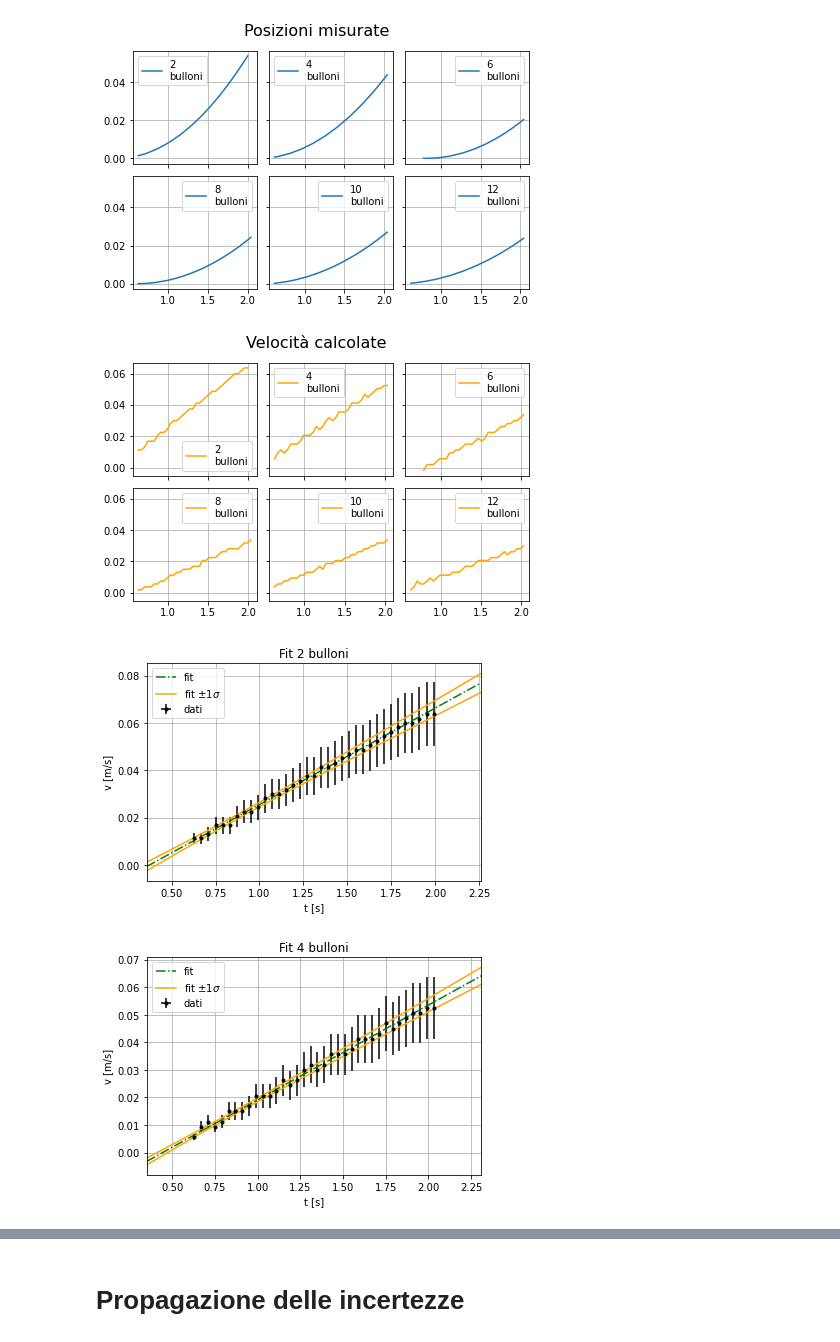
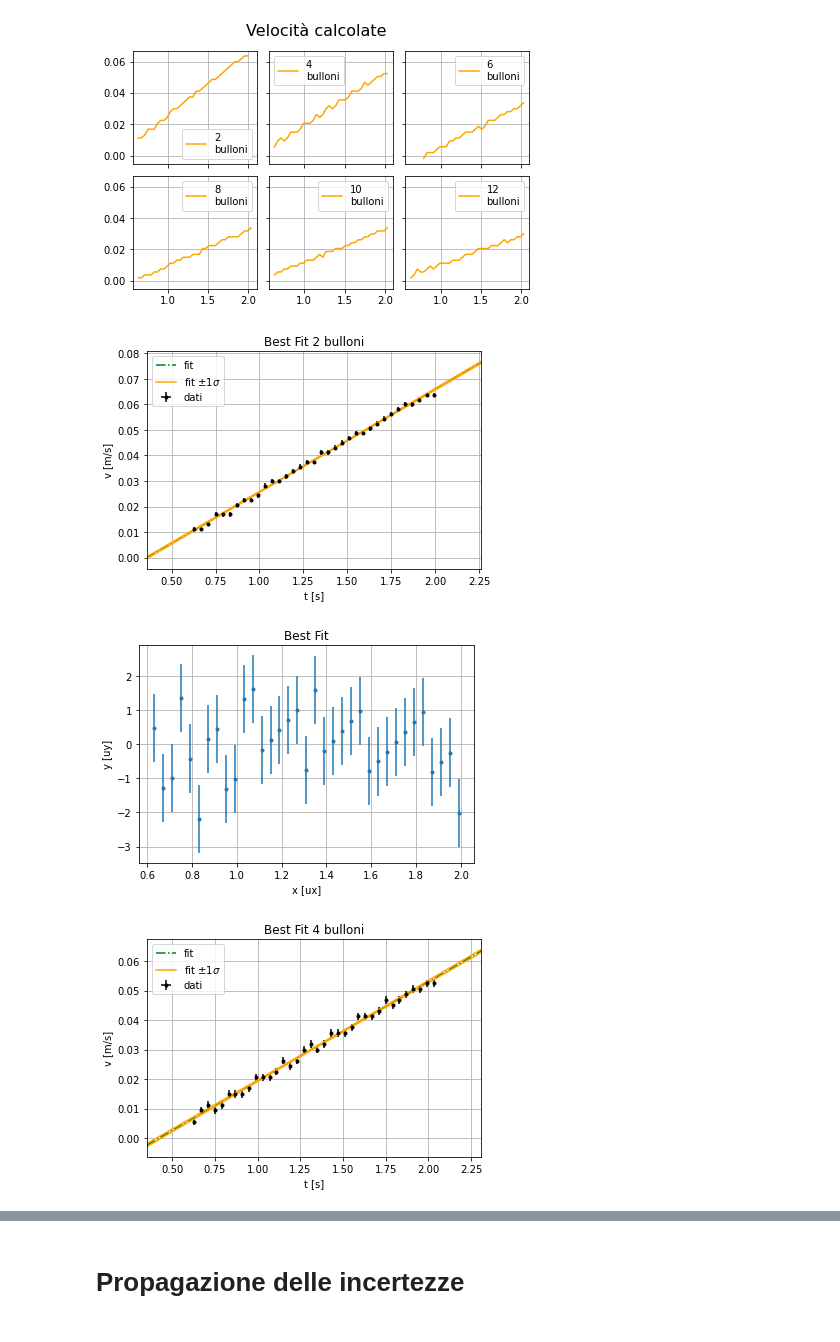
Before and after one commit to unTipicoCapodoglio/prova5, a Jupyter notebook: analisi5b.ipynb, the cells around one changed output, grey strips where cells are left out. Drawn from its saved outputs; the diff is of its cells as text; code cells hidden in the pictures.

```diff
--- a/analisi5b.ipynb
+++ b/analisi5b.ipynb
@@ -9,12 +9,13 @@ from lib5 import quad, getV
 # %%
 #setup grafici
-fig1,ax1 = plt.subplots(2,3,constrained_layout=True,sharex=True, sharey=True)
+#fig1,ax1 = plt.subplots(2,3,constrained_layout=True,sharex=True, sharey=True)
+fig1 = plt.figure(1)
 fig2,ax2 = plt.subplots(2,3,constrained_layout=True,sharex=True, sharey=True)
 line = 0
 
 #setup analisi
-limits = np.array([[30,30,38,30,30,30],
-                   [100,102,102,102,102,102]])
+limits = np.array([[30,30,38,30,30,30], #minimi
+                   [100,102,102,102,102,102]]) #massimi
 a = np.arange(6.0)
 sigma_a = np.arange(6.0)
 sigma_x = 0.3*(10**-7)
@@ -29,32 +30,49 @@ for i in range(6):
     x = x[limits[0][i]:limits[1][i]]
     t = t[limits[0][i]:limits[1][i]]
 
-    v = np.arange(x.size/2)
-    sigma_v = np.arange(x.size/2)
-    tau = np.arange(x.size/2)
-    sigma_tau = np.arange(x.size/2)
+    n = x.size/2 # numero di punti sperimentali per il fit, n è float
+    v = np.arange(n)
+    sigma_v = np.arange(n)
+    tau = np.arange(n)
+    sigma_tau = np.arange(n)
 
-    for j in range(int(x.size/2)):
-        #v[j] = (x[2*j+1]-x[2*j])/(t[2*j+1]-t[2*j])
+    for j in range(int(n)):
         v[j], sigma_v[j] = getV(x[2*j+1],x[2*j],t[2*j+1],t[2*j], sigma_x, sigma_x, sigma_t, sigma_t)
         tau[j] = (t[2*j+1]+t[2*j])/2
         sigma_tau[j] = quad(sigma_t, sigma_t)*0.5
 
-    m0 = (v[v.size-1]-v[0])/(tau[tau.size-1]-tau[0])
-    plt.figure()
-    a[i], sigma_a[i], c, sigma_c, cov, rho = lf.lin_fit(tau,v, sigma_v, sigma_tau, m0,
-                                                        plot=True, verbose = False,
-                                                        title='Fit '+str((i+1)*2)+' bulloni',
-                                                        xlabel = 't [s]', ylabel='v [m/s]')
+    m0 = (v[int(n-1)]-v[0])/(tau[int(n-1)]-tau[0])
 
 
+    a[i], sigma_a[i], c, sigma_c, cov, rho = lf.lin_fit(tau,v, sigma_v, sigma_tau, m0, plot=False, verbose=False, title='Fit '+str((i+1)*2)+' bulloni', xlabel='t [s]', ylabel='v [m/s]')
+
+    chi2=0
+    chi2 = np.sum(((v-(a[i]*tau+c))/sigma_v)**2)
+    print('*chi2 incertezza a priori', chi2.round(2),n-2, sep = '\t')
+
+    #plt.figure()
+    #lf.residui(tau,v,a[i],c, sigma_v, normalize=True)
+
+    sigma_v_new_scalar = np.sqrt(np.sum((v-(a[i]*tau+c))**2)/(n-2))
+    sigma_v_new = np.full(int(n), sigma_v_new_scalar)
+
+    plt.figure()
+    a[i], sigma_a[i], c, sigma_c, cov, rho = lf.lin_fit(tau,v, sigma_v_new, plot=True, verbose = False, title='Best Fit '+str((i+1)*2)+' bulloni', xlabel = 't [s]', ylabel='v [m/s]')
+
+    plt.figure()
+    lf.residui(tau,v,a[i],c, sigma_v_new, normalize=True, title = 'Best Fit')
+
+    chi2=0
+    chi2 = np.sum(((v-(a[i]*tau+c))/sigma_v_new)**2)
+    print('-chi2 incertezza a poster',chi2.round(2),n-2,sep='\t')
 
     #plotting
-    if (i == 3):
-        line = 1
-    ax1[line][i%3].plot(t,x, label = str((i+1)*2)+'\nbulloni')
-    ax1[line][i%3].legend()
-    ax1[line][i%3].grid()
+    if (i == 3): line = 1
+    plt.figure(1)
+    plt.plot(t,x, label = str((i+1)*2)+' bulloni')
+    plt.legend()
+    plt.grid()
+    plt.close(1)
 
     ax2[line][i%3].plot(tau,v, label = str((i+1)*2)+'\nbulloni', color='orange')
     ax2[line][i%3].legend()
@@ -65,4 +83,6 @@ fig1.suptitle('Posizioni misurate', fontsize = 16)
 fig2.suptitle('Velocità calcolate', fontsize = 16)
 fig1.savefig('fig5b/posizioni.pdf')
 fig2.savefig('fig5b/velocità.pdf')
+print("Array di a:",a.round(5),'[m/s^2]')
+print("Array di incertezze di a:",sigma_a.round(5),'[m/s^2]')
 # %% [output]
@@ -69,4 +103,4 @@ fig2.savefig('fig5b/velocità.pdf')
-[figure, old version]
+[figure, new version]
-[figure, old version]
+[figure, new version]
-[figure, old version]
+[figure, new version]
-[figure, old version]
+[figure, new version]
```
Also changed, not shown: parts of 5 cells of this notebook.
